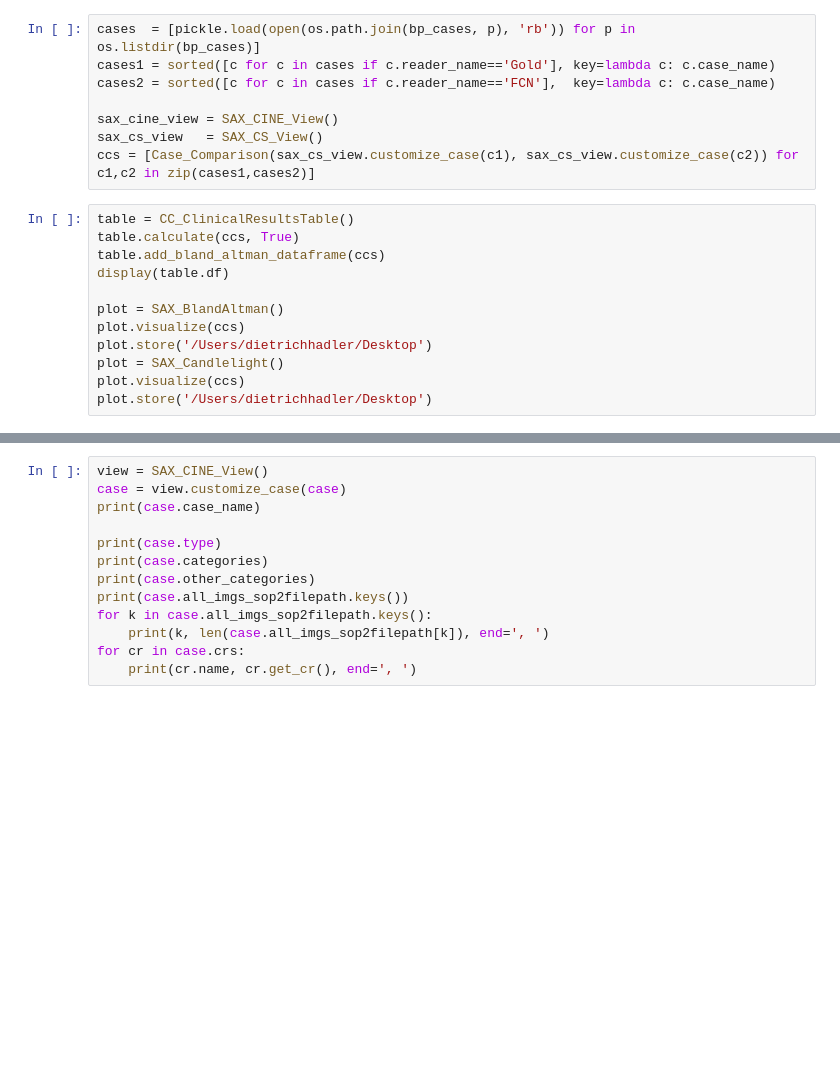
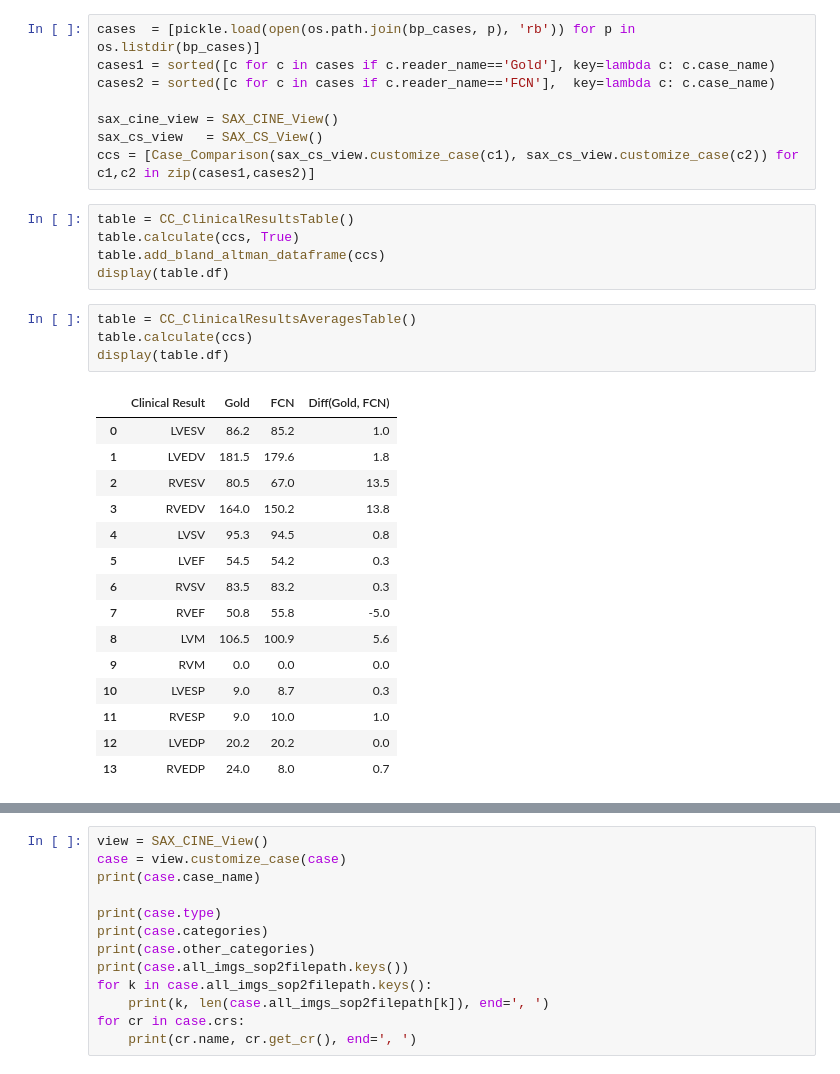
Before and after one commit to thadler/LazyLuna, a Jupyter notebook: Notebooks/TestingCS.ipynb, the cells around one changed output, grey strips where cells are left out. Drawn from its saved outputs; the diff is of its cells as text; blank space fills up the shorter version.

```diff
--- a/Notebooks/TestingCS.ipynb
+++ b/Notebooks/TestingCS.ipynb
@@ -59,10 +59,23 @@ table = CC_ClinicalResultsTable()
 table.calculate(ccs, True)
 table.add_bland_altman_dataframe(ccs)
 display(table.df)
-
-plot = SAX_BlandAltman()
-plot.visualize(ccs)
-plot.store('/Users/dietrichhadler/Desktop')
-plot = SAX_Candlelight()
-plot.visualize(ccs)
-plot.store('/Users/dietrichhadler/Desktop')
+# %%
+table = CC_ClinicalResultsAveragesTable()
+table.calculate(ccs)
+display(table.df)
+# %% [output]
+|  | Clinical Result | Gold | FCN | Diff(Gold, FCN) |
+| 0 | LVESV | 86.2 | 85.2 | 1.0 |
+| 1 | LVEDV | 181.5 | 179.6 | 1.8 |
+| 2 | RVESV | 80.5 | 67.0 | 13.5 |
+| 3 | RVEDV | 164.0 | 150.2 | 13.8 |
+| 4 | LVSV | 95.3 | 94.5 | 0.8 |
+| 5 | LVEF | 54.5 | 54.2 | 0.3 |
+| 6 | RVSV | 83.5 | 83.2 | 0.3 |
+| 7 | RVEF | 50.8 | 55.8 | -5.0 |
+| 8 | LVM | 106.5 | 100.9 | 5.6 |
+| 9 | RVM | 0.0 | 0.0 | 0.0 |
+| 10 | LVESP | 9.0 | 8.7 | 0.3 |
+| 11 | RVESP | 9.0 | 10.0 | 1.0 |
+| 12 | LVEDP | 20.2 | 20.2 | 0.0 |
+| 13 | RVEDP | 24.0 | 8.0 | 0.7 |
```
Also changed, not shown: parts of 3 cells of this notebook, 10 other files.
